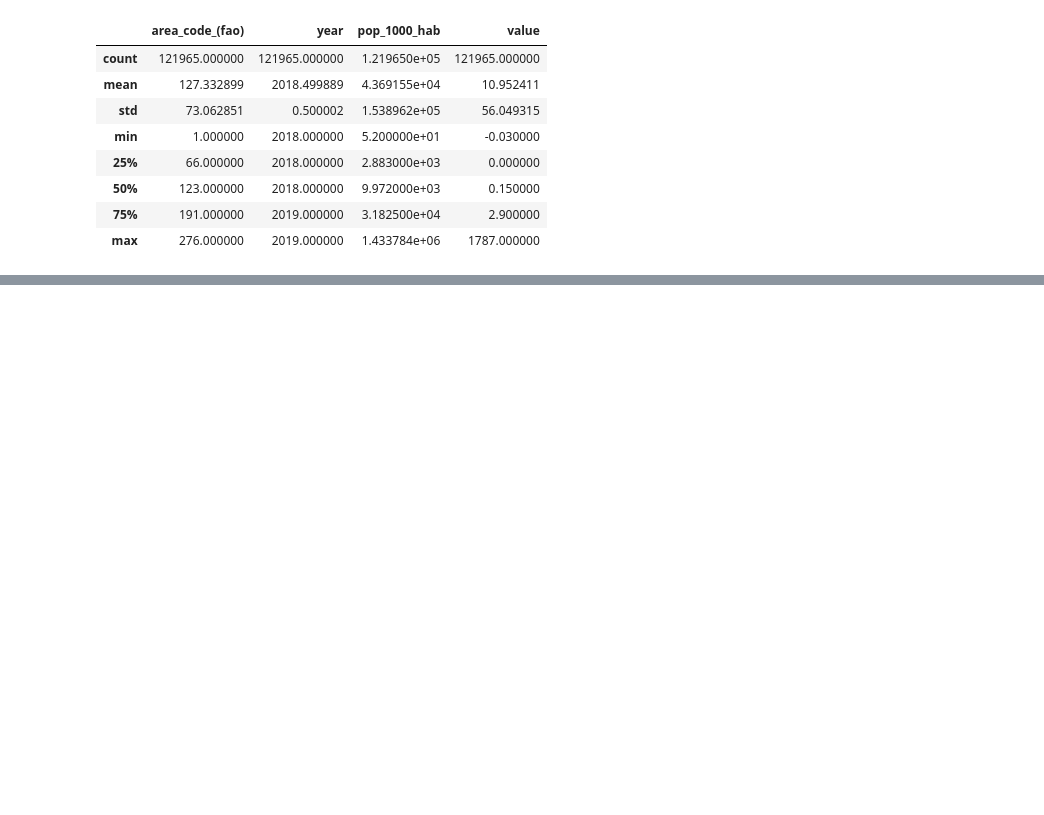
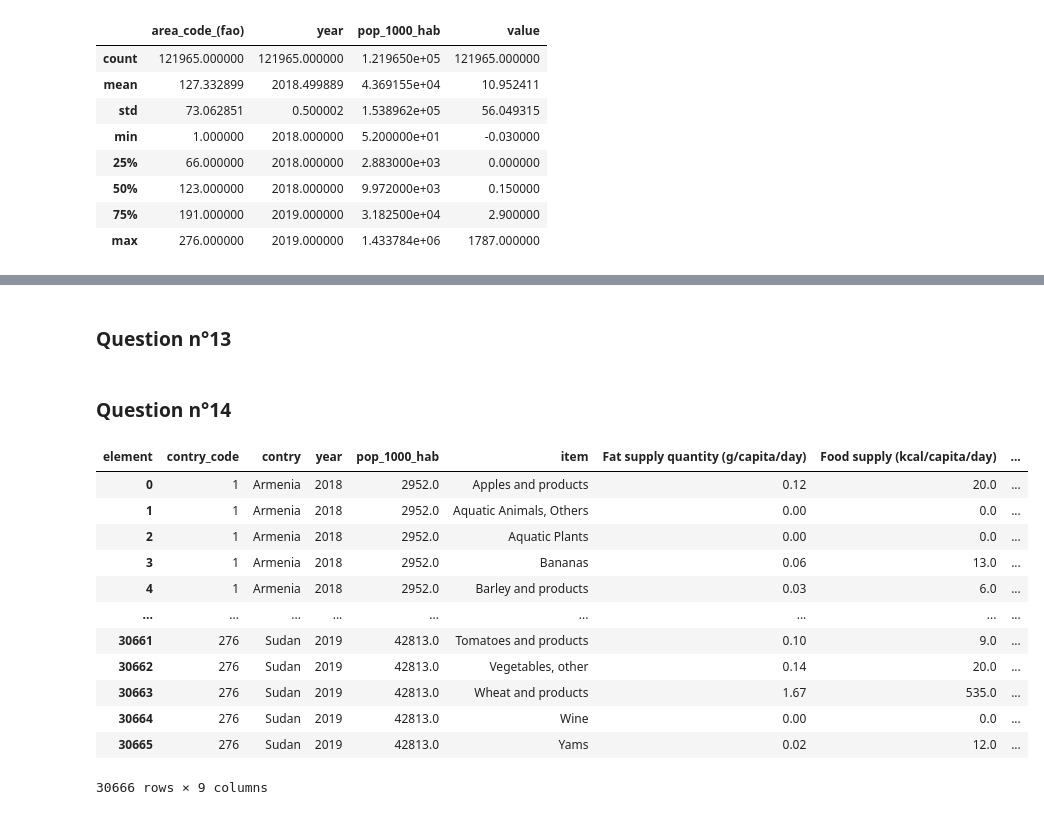
Before and after one commit to StevenDelval/PremierPasPandas, a Jupyter notebook: PremierPasPandas.ipynb, the cells around one changed output, grey strips where cells are left out. Drawn from its saved outputs; the diff is of its cells as text; code cells hidden in the pictures; blank space fills up the shorter version.

Commit message:
Add reponses questions

```diff
--- a/PremierPasPandas.ipynb
+++ b/PremierPasPandas.ipynb
@@ -186,0 +258,26 @@ df.describe()
+# %% [markdown]
+### Question n°13
+# %%
+df =df.pivot_table(index=["area_code_(fao)", "area", "year", "pop_1000_hab","item"],columns="element",values="value")
+# %%
+df = df.reset_index()
+# %% [markdown]
+### Question n°14
+# %%
+df.rename(columns={"area_code_(fao)":"contry_code"},inplace=True)
+df.rename(columns={"area":"contry"},inplace=True)
+df
+# %% [output]
+| element | contry_code | contry | year | pop_1000_hab | item | Fat supply quantity (g/capita/day) | Food supply (kcal/capita/day) | ... |
+| 0 | 1 | Armenia | 2018 | 2952.0 | Apples and products | 0.12 | 20.0 | ... |
+| 1 | 1 | Armenia | 2018 | 2952.0 | Aquatic Animals, Others | 0.00 | 0.0 | ... |
+| 2 | 1 | Armenia | 2018 | 2952.0 | Aquatic Plants | 0.00 | 0.0 | ... |
+| 3 | 1 | Armenia | 2018 | 2952.0 | Bananas | 0.06 | 13.0 | ... |
+| 4 | 1 | Armenia | 2018 | 2952.0 | Barley and products | 0.03 | 6.0 | ... |
+| ... | ... | ... | ... | ... | ... | ... | ... | ... |
+| 30661 | 276 | Sudan | 2019 | 42813.0 | Tomatoes and products | 0.10 | 9.0 | ... |
+| 30662 | 276 | Sudan | 2019 | 42813.0 | Vegetables, other | 0.14 | 20.0 | ... |
+| 30663 | 276 | Sudan | 2019 | 42813.0 | Wheat and products | 1.67 | 535.0 | ... |
+| 30664 | 276 | Sudan | 2019 | 42813.0 | Wine | 0.00 | 0.0 | ... |
+| 30665 | 276 | Sudan | 2019 | 42813.0 | Yams | 0.02 | 12.0 | ... |
+30666 rows × 9 columns
```
Also changed, not shown: parts of 8 cells of this notebook.
